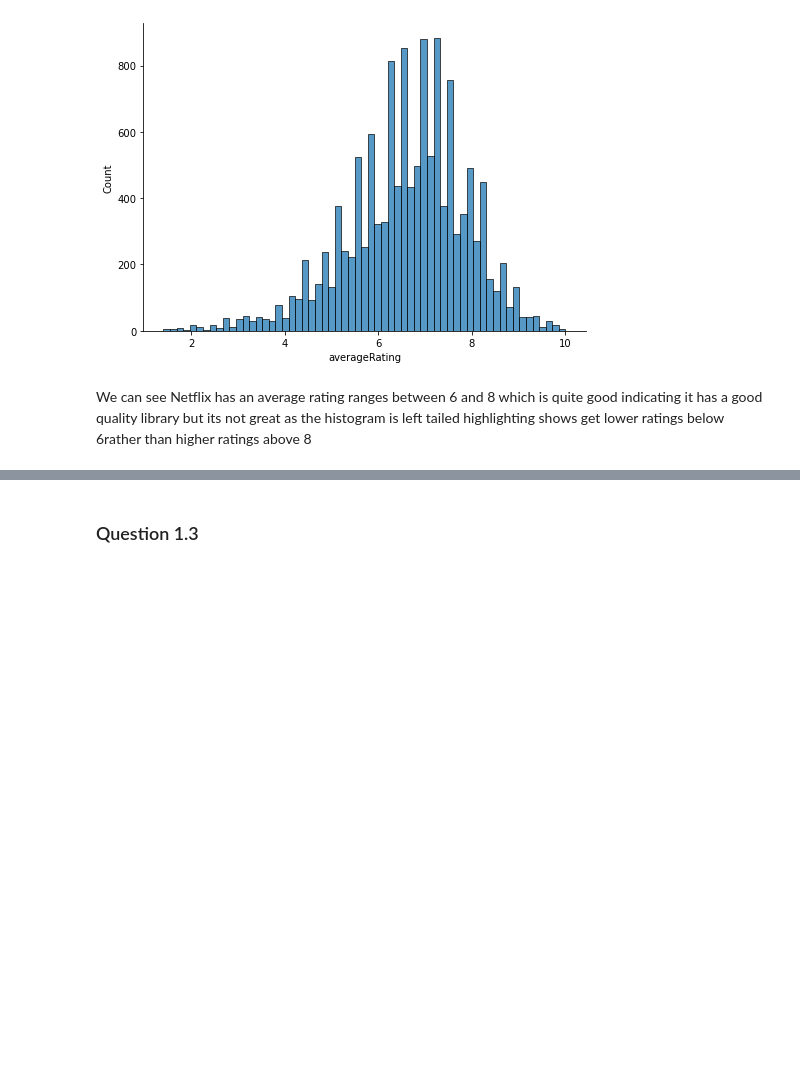
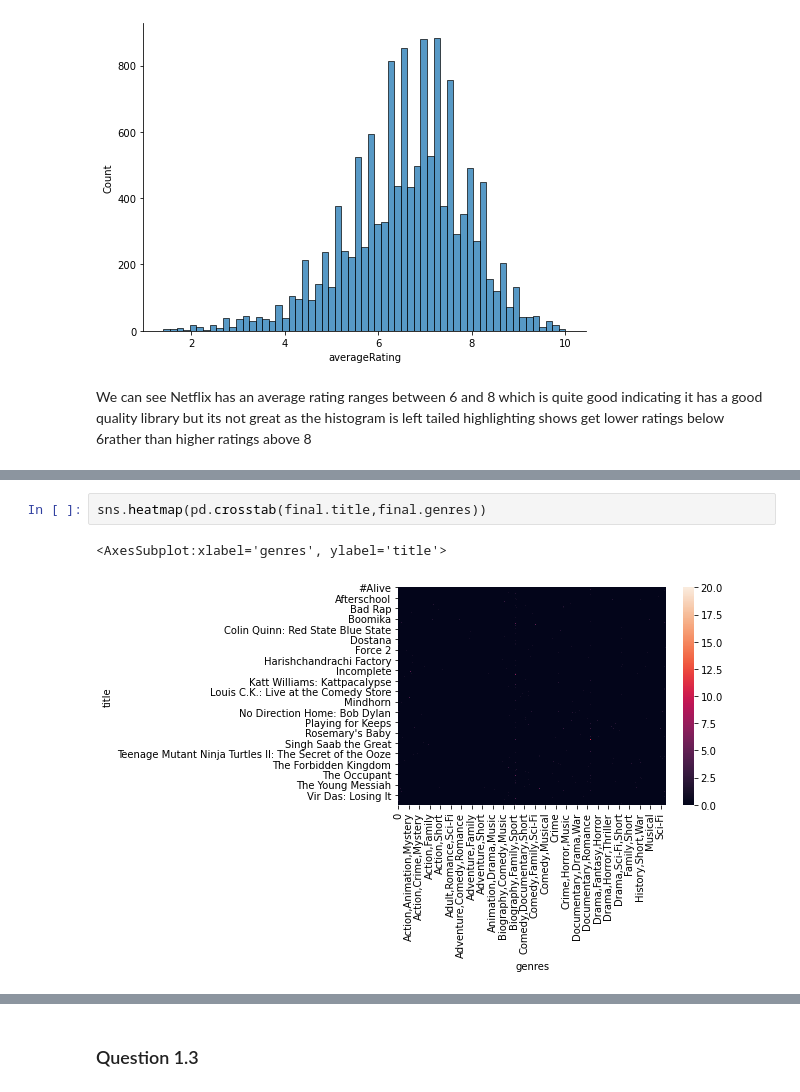
Before and after one commit to gfbangie/hopefullyworks, a Jupyter notebook: Exam-1828201.ipynb, the cells around one changed output, grey strips where cells are left out. Cells and saved outputs as stored; diff of their text form; blank space fills up the shorter version.

```diff
--- a/Exam-1828201.ipynb
+++ b/Exam-1828201.ipynb
@@ -357,0 +362,5 @@ We can see Netflix has an average rating ranges between 6 and 8 which is quite g
+# %%
+sns.heatmap(pd.crosstab(final.title,final.genres))
+# %% [output]
+<AxesSubplot:xlabel='genres', ylabel='title'>
+[figure, added]
```
Also changed, not shown: parts of 135 cells of this notebook.
